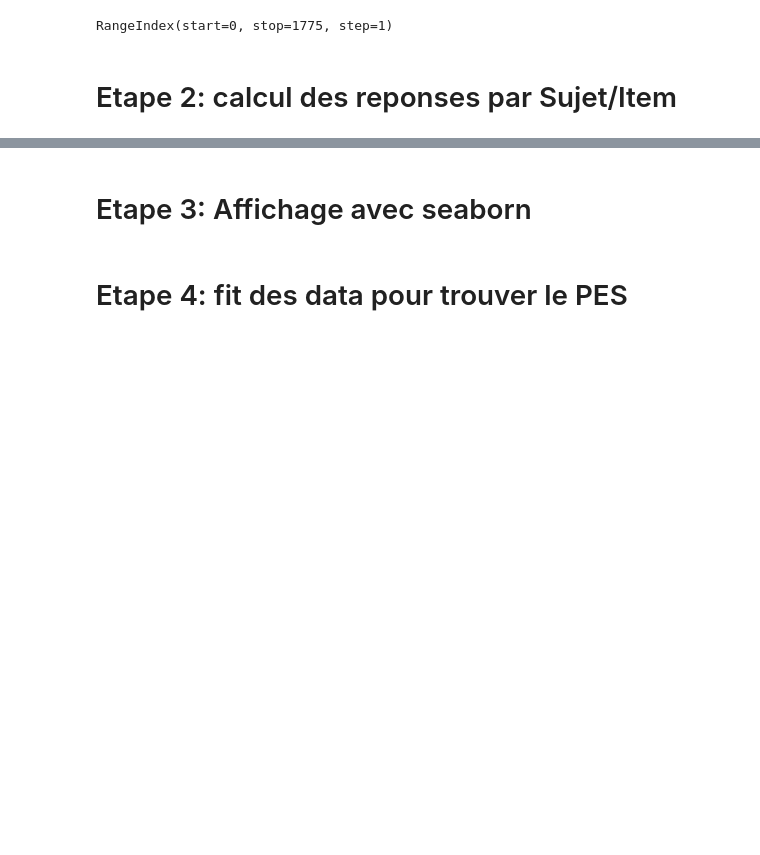
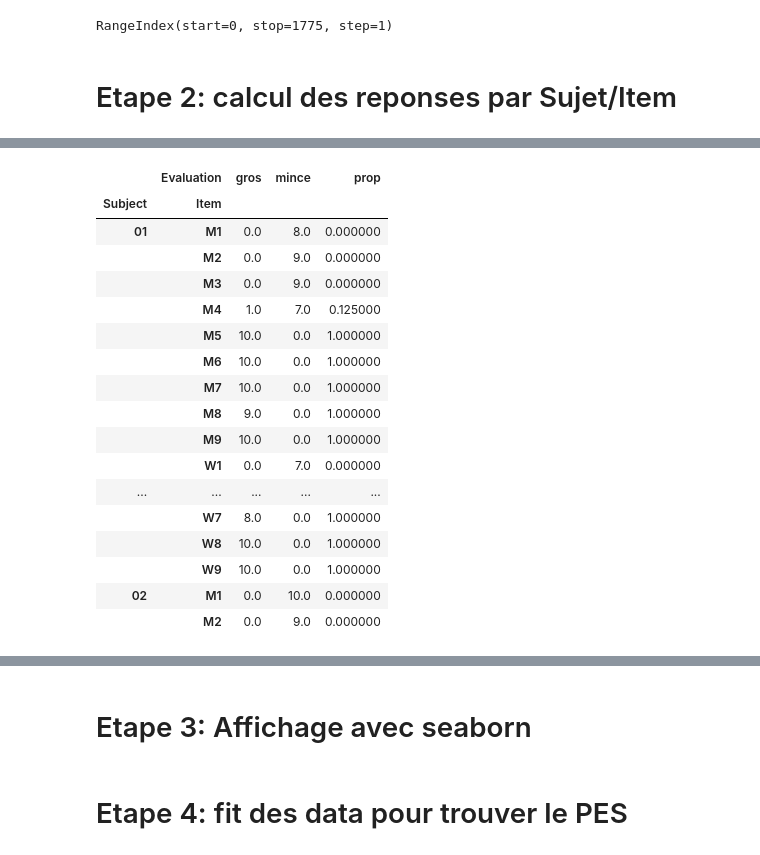
Before and after one commit to crnl-lab/formation_python_crnl_2022, a Jupyter notebook: notebooks/exo_final.ipynb, the cells around one changed output, grey strips where cells are left out. Saved outputs shown, nothing was run; the diff lists cells and outputs as text; code cells hidden in the pictures; blank space fills up the shorter version.

```diff
--- a/notebooks/exo_final.ipynb
+++ b/notebooks/exo_final.ipynb
@@ -135,29 +135,6 @@ import zipfile
 zipname = './data/Data_exo_final.zip'
 f = zipfile.ZipFile(zipname)
 f.extractall('.')
-# %%
-import glob
-import re
-
-data_path = './Data_exo_final/'
-all_data = []
-
-pattern1 = data_path + '*Sujet*[FH]'
-for dirname in glob.glob(pattern1):
-    #print(dirname)
-    #boucle sur les répertoires des sujet
-    subject, subject_gender = re.findall('Sujet (\d+)\-([F|H])', dirname)[0]
-    subject = '{:02d}{}'.format(int(subject), subject_gender)
-
-    filenames_per_subject = glob.glob(dirname+'/*.csv')
-    for filename in filenames_per_subject:
-        #print(filename)
-        df = pd.read_csv(filename, sep=';', header=0)
-        df['Subject'] = subject
-        df['SubjectGender'] = subject_gender
-        all_data.append(df)
-data = pd.concat(all_data)
-data
 # %%
 from pathlib import Path
 data_path = Path('./Data_exo_final/')
@@ -228,0 +235,22 @@ RangeIndex(start=0, stop=1775, step=1)
+# %%
+evaluations['prop'] = evaluations['gros']/(evaluations['mince']+evaluations['gros'])
+evaluations.head(20)
+# %% [output]
+|  | Evaluation | gros | mince | prop |
+| Subject | Item |  |  |  |
+| 01 | M1 | 0.0 | 8.0 | 0.000000 |
+|  | M2 | 0.0 | 9.0 | 0.000000 |
+|  | M3 | 0.0 | 9.0 | 0.000000 |
+|  | M4 | 1.0 | 7.0 | 0.125000 |
+|  | M5 | 10.0 | 0.0 | 1.000000 |
+|  | M6 | 10.0 | 0.0 | 1.000000 |
+|  | M7 | 10.0 | 0.0 | 1.000000 |
+|  | M8 | 9.0 | 0.0 | 1.000000 |
+|  | M9 | 10.0 | 0.0 | 1.000000 |
+|  | W1 | 0.0 | 7.0 | 0.000000 |
+| ... | ... | ... | ... | ... |
+|  | W7 | 8.0 | 0.0 | 1.000000 |
+|  | W8 | 10.0 | 0.0 | 1.000000 |
+|  | W9 | 10.0 | 0.0 | 1.000000 |
+| 02 | M1 | 0.0 | 10.0 | 0.000000 |
+|  | M2 | 0.0 | 9.0 | 0.000000 |
```
Also changed, not shown: parts of 5 cells of this notebook.
